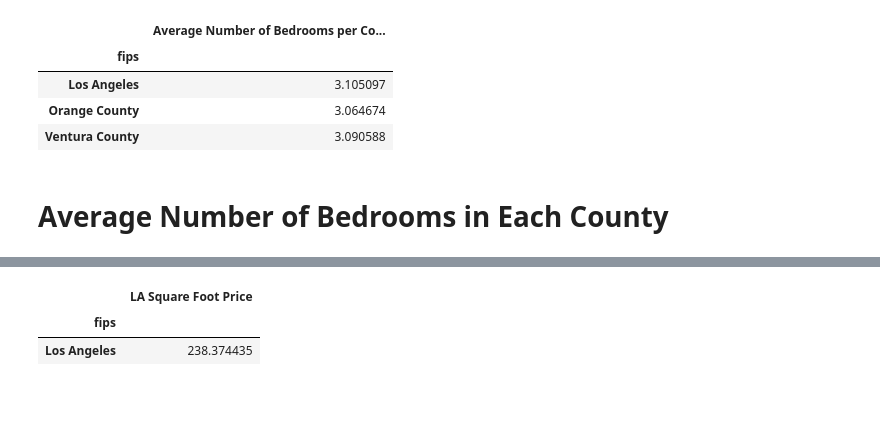
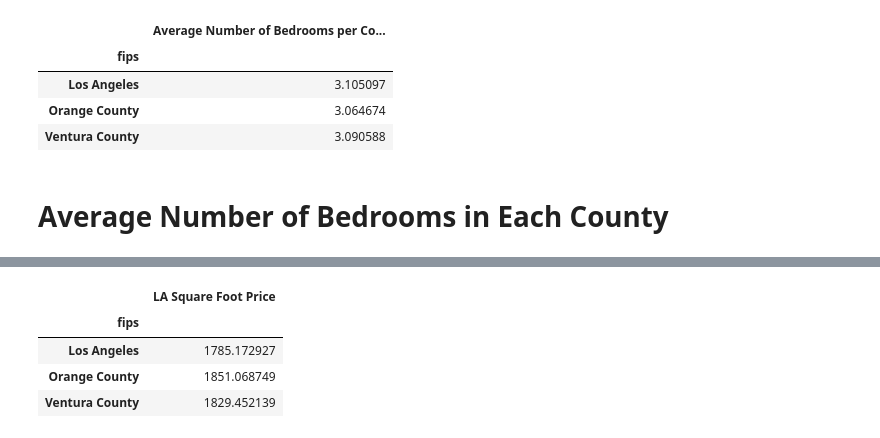
Before and after one commit to equilibrium360/zillow_analytics, a Jupyter notebook: brandon_zillow/New.ipynb, the cells around one changed output, grey strips where cells are left out. Drawn from its saved outputs; the diff is of its cells as text; code cells hidden in the pictures; blank space fills up the shorter version.

```diff
--- a/brandon_zillow/New.ipynb
+++ b/brandon_zillow/New.ipynb
@@ -101,11 +102,15 @@ pricePerFtOC = priceOC / sumOfSqFtOC
 priceVC = venturaCountyDataRenamed.groupby("fips")["tax_total"].sum()
 sumOfSqFtVC = venturaCountyDataRenamed.groupby("fips")["calc_sqft"].sum()
 pricePerFtVC = priceVC / sumOfSqFtVC
+# %%
+priceFinal = countiesRenamed.groupby("fips")["calc_sqft"].mean()
 # %%
-price_df = pd.DataFrame({"LA Square Foot Price": pricePerFtLA})
+price_df = pd.DataFrame({"LA Square Foot Price": priceFinal})
 newPrice_df = price_df[(price_df.T !=0).any()]
 newPrice_df
 # %% [output]
 |  | LA Square Foot Price |
 | fips |  |
-| Los Angeles | 238.374435 |
+| Los Angeles | 1785.172927 |
+| Orange County | 1851.068749 |
+| Ventura County | 1829.452139 |
```
Also changed, not shown: parts of 5 cells of this notebook.
